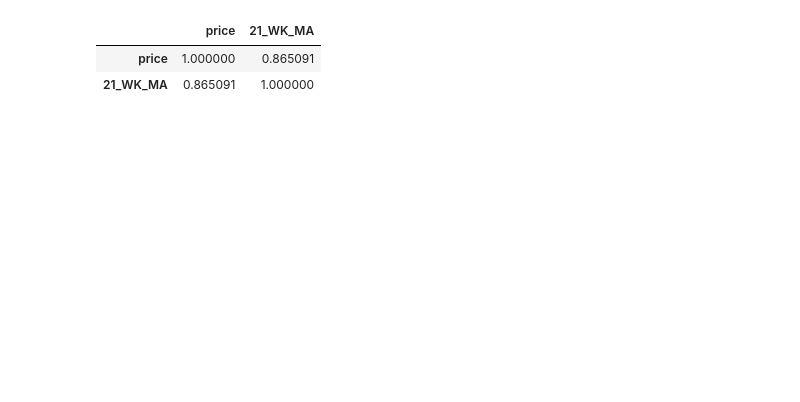
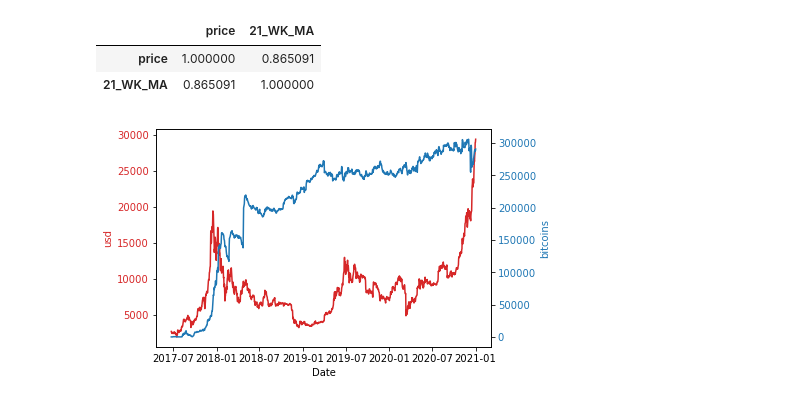
Before and after one commit to nospmah/fintech.group_project, a Jupyter notebook: notebooks/abdull_working.ipynb, the cells around one changed output. Saved outputs shown, nothing was run; the diff lists cells and outputs as text; code cells hidden in the pictures; blank space fills up the shorter version.

```diff
--- a/notebooks/abdull_working.ipynb
+++ b/notebooks/abdull_working.ipynb
@@ -169,0 +181,18 @@ moving_average.corr()
+# %%
+fig, ax1 = plt.subplots()
+
+color = 'tab:red'
+ax1.set_xlabel('Date')
+ax1.set_ylabel('usd', color=color)
+ax1.plot(btc_price_df, color=color)
+ax1.tick_params(axis='y', labelcolor=color)
+
+ax2 = ax1.twinx()  # instantiate a second axes that shares the same x-axis
+
+color = 'tab:blue'
+ax2.set_ylabel('bitcoins', color=color)  # we already handled the x-label with ax1
+ax2.plot(exchange_reserve_df, color=color)
+ax2.tick_params(axis='y', labelcolor=color)
+plt.show()
+# %% [output]
+[figure, added]
```
Also changed, not shown: parts of 5 cells of this notebook.
